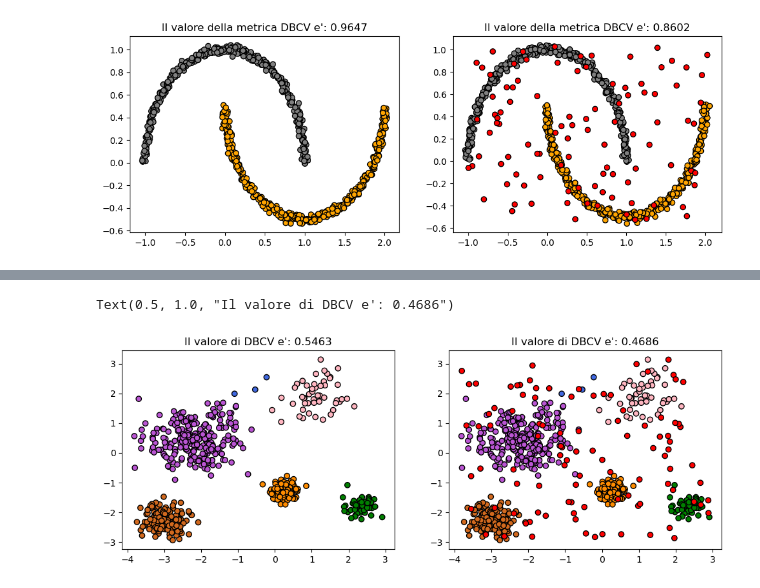
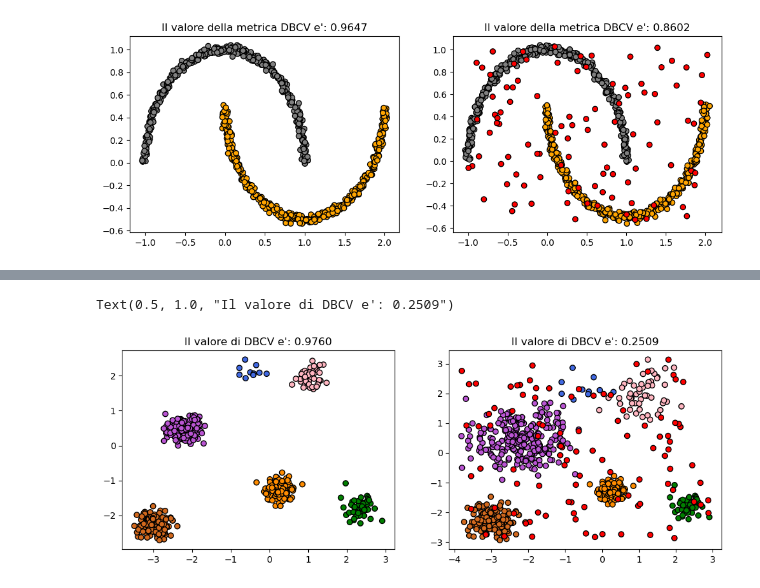
Before and after one commit to ArocchiDS/dbscan-clustering-ehr-data, a Jupyter notebook: DBSCAN.ipynb, the cells around one changed output, grey strips where cells are left out. Saved outputs shown, nothing was run; the diff lists cells and outputs as text; code cells hidden in the pictures.

```diff
--- a/DBSCAN.ipynb
+++ b/DBSCAN.ipynb
@@ -104,32 +125,32 @@ print(score_dbcv_blobs_senza_noise)
 # %%
 ## CLUSTERS BLOBS CON DENSITA' UGUALE
 #--
 num_clusters = 6
-punti_clusters = [100, 3, 150, 50, 250, 50]
+num_punti_clusters = [100, 10, 150, 50, 250, 50]
 deviazione_clusters = [0.2, 0.4, 0.3, 0.5, 0.6, 0.2]
 centers = np.random.RandomState(100).uniform(-3, 3, size=(num_clusters, 2))
 #--
-X1, y1 = sklearn.datasets.make_blobs(n_samples = punti_clusters, centers = centers, cluster_std = deviazione_clusters, random_state = 66)
+X1, y1 = sklearn.datasets.make_blobs(n_samples = num_punti_clusters, centers = centers, cluster_std = 0.2, random_state = 66)
 #--
-X2, y2 = sklearn.datasets.make_blobs(n_samples = punti_clusters, centers = centers, cluster_std = deviazione_clusters, random_state = 66)
+X2, y2 = sklearn.datasets.make_blobs(n_samples = num_punti_clusters, centers = centers, cluster_std = deviazione_clusters, random_state = 66)
 noise_id = -1
 rng = np.random.RandomState(330)
 quantiles = np.quantile(X2, (0, 1), axis = 0)
 X2_noise = rng.uniform(*quantiles, size = (100, 2))
 y2_noise = 100 * [noise_id]
 X2, y2 = np.vstack((X2, X2_noise)), np.hstack((y2, y2_noise))
 #-- CALCOLO VALORE DBCV PER OGNI PLOT DI CLUSTERS
 score_dbcv_blobs_without_noise = dbcv.dbcv(X1, y1)
 score_dbcv_blobs_with_noise = dbcv.dbcv(X2, y2)
 #--
 fig, axes = plt.subplots(1, 2, figsize = (12, 4))
 cluster_colors = {-1: "red", 0: "darkorange", 1: "royalblue", 2: "chocolate", 3: "lightpink", 4: "mediumorchid", 5: "green"}
 #--
 axes[0].scatter(X1[:, 0], X1[:, 1], c = [cluster_colors[label] for label in y1], edgecolor = "k")
 axes[1].scatter(X2[:, 0], X2[:, 1], c = [cluster_colors[label] for label in y2], edgecolor = "k")
 #--
 axes[0].set_title(f"Il valore di DBCV e': {score_dbcv_blobs_without_noise:.4f}")
 axes[1].set_title(f"Il valore di DBCV e': {score_dbcv_blobs_with_noise:.4f}")
 # %% [output]
-Text(0.5, 1.0, "Il valore di DBCV e': 0.4686")
+Text(0.5, 1.0, "Il valore di DBCV e': 0.2509")
-[figure, old version]
+[figure, new version]
```
Also changed, not shown: parts of 3 cells of this notebook.
